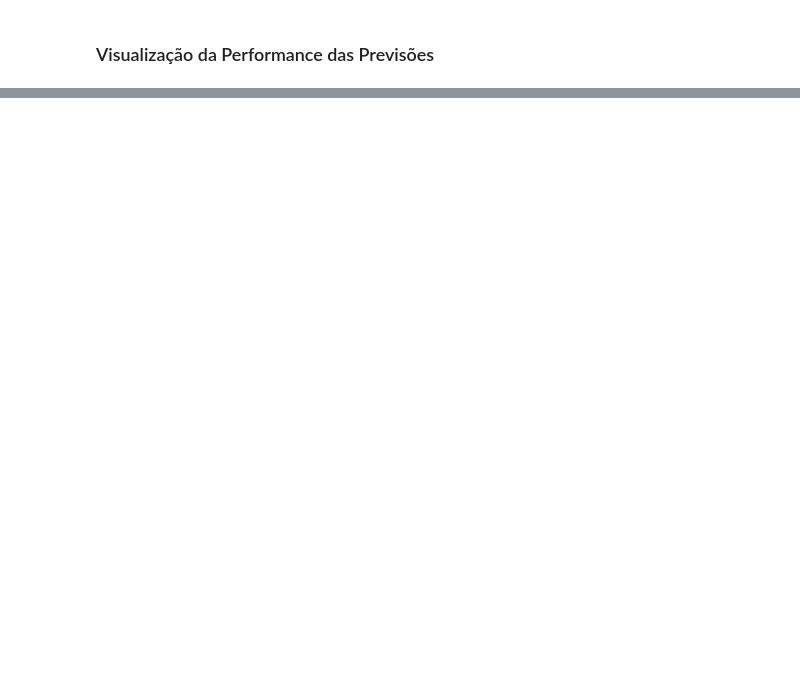
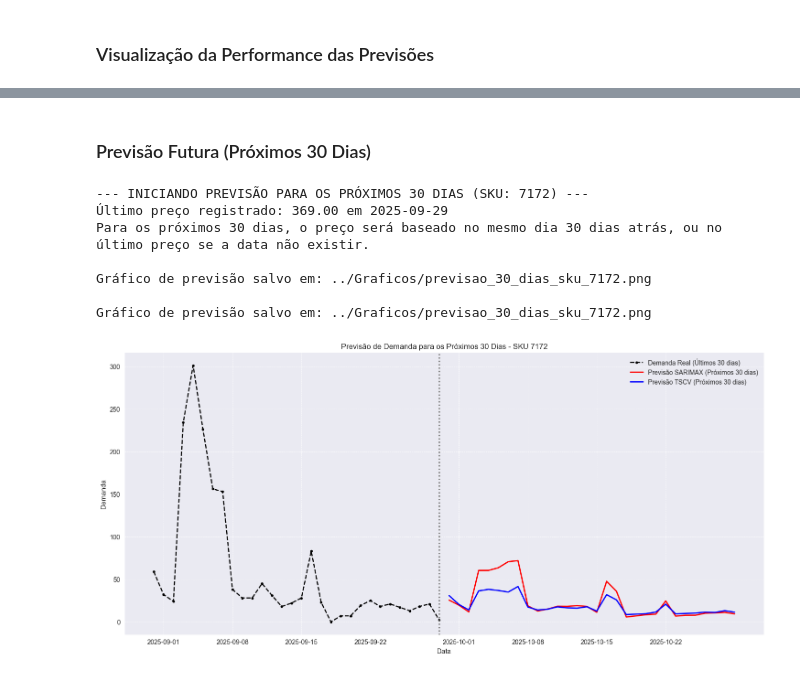
Before and after one commit to saisqlol/Forecast-vendas-e-elasticidade, a Jupyter notebook: Modelo/Modelo.ipynb, the cells around one changed output, grey strips where cells are left out. Saved outputs shown, nothing was run; the diff lists cells and outputs as text; code cells hidden in the pictures; blank space fills up the shorter version.

Commit message:
Criação da função pred_prox_30_dias

```diff
--- a/Modelo/Modelo.ipynb
+++ b/Modelo/Modelo.ipynb
@@ -250,0 +253,22 @@ plotar_comparacao_previsoes(df_previsoes, Venda, '7172')
+# %% [markdown]
+### Previsão Futura (Próximos 30 Dias)
+# %%
+from Functions.FNC_Previsoes import pred_prox_30_dias
+
+# Gerar o gráfico e o DataFrame com a previsão para os próximos 30 dias
+df_previsao_futura = pred_prox_30_dias(
+    resultados_modelo_principal,
+    resultado_sarimax,
+    Venda,
+    '7172',
+    X_cols_tscv=X_cols_tscv
+)
+# %% [output]
+--- INICIANDO PREVISÃO PARA OS PRÓXIMOS 30 DIAS (SKU: 7172) ---
+Último preço registrado: 369.00 em 2025-09-29
+Para os próximos 30 dias, o preço será baseado no mesmo dia 30 dias atrás, ou no último preço se a data não existir.
+
+Gráfico de previsão salvo em: ../Graficos/previsao_30_dias_sku_7172.png
+
+Gráfico de previsão salvo em: ../Graficos/previsao_30_dias_sku_7172.png
+[figure, added]
```
Also changed, not shown: parts of 9 cells of this notebook, 8 other files.
